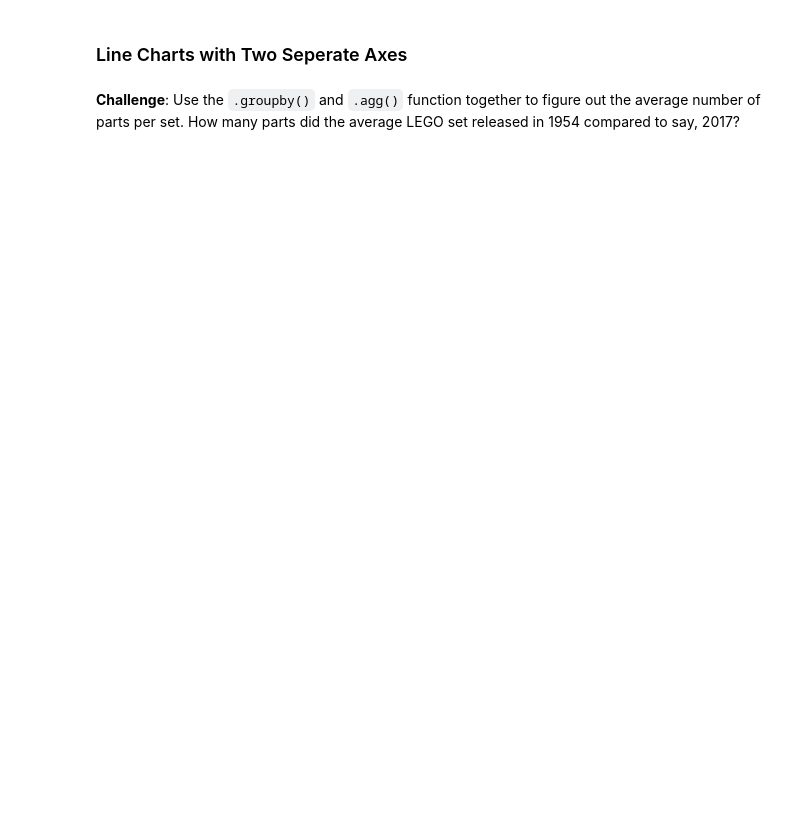
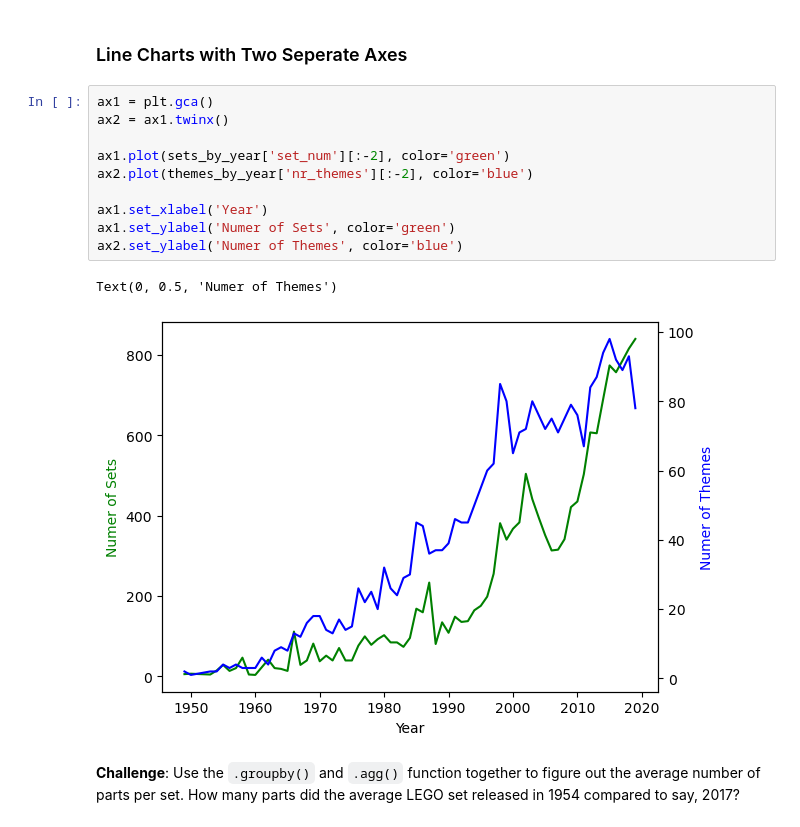
Before and after one commit to Zorya49/pythonTraining_100DaysOfCode, a Jupyter notebook: day74-lego_data_analysis/day74_Lego_Analysis_for_Course.ipynb, the cells around one changed output. Drawn from its saved outputs; the diff is of its cells as text; blank space fills up the shorter version.

```diff
--- a/day74-lego_data_analysis/day74_Lego_Analysis_for_Course.ipynb
+++ b/day74-lego_data_analysis/day74_Lego_Analysis_for_Course.ipynb
@@ -180,4 +206,17 @@ Let's work out the number of different themes shipped by year. This means we hav
 # %% [markdown]
 ### Line Charts with Two Seperate Axes
+# %%
+ax1 = plt.gca()
+ax2 = ax1.twinx()
+
+ax1.plot(sets_by_year['set_num'][:-2], color='green')
+ax2.plot(themes_by_year['nr_themes'][:-2], color='blue')
+
+ax1.set_xlabel('Year')
+ax1.set_ylabel('Numer of Sets', color='green')
+ax2.set_ylabel('Numer of Themes', color='blue')
+# %% [output]
+Text(0, 0.5, 'Numer of Themes')
+[figure, added]
 # %% [markdown]
 **Challenge**: Use the <code>.groupby()</code> and <code>.agg()</code> function together to figure out the average number of parts per set. How many parts did the average LEGO set released in 1954 compared to say, 2017?
```
Also changed, not shown: parts of 15 cells of this notebook.
